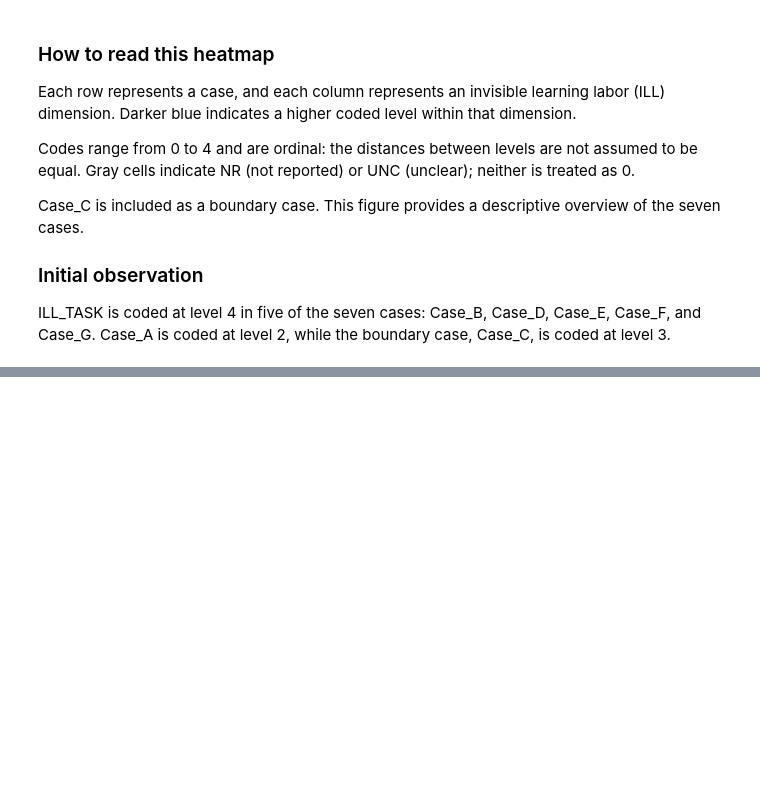
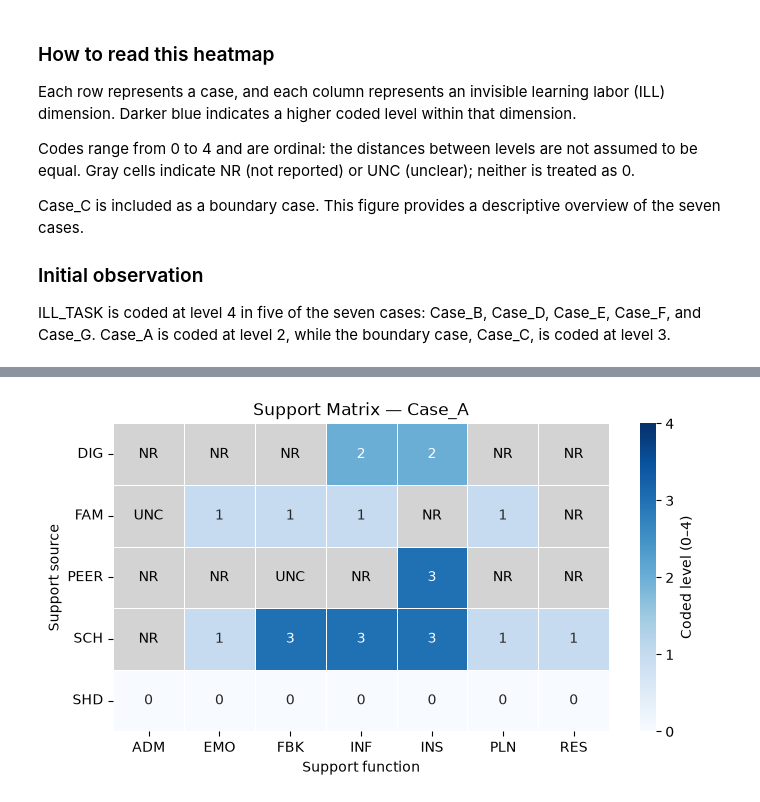
Before and after one commit to Joy090810/standardized-test-fairness, a Jupyter notebook: notebooks/01_data_overview.ipynb, the cells around one changed output, grey strips where cells are left out. Cells and saved outputs as stored; diff of their text form; code cells hidden in the pictures; blank space fills up the shorter version.

```diff
--- a/notebooks/01_data_overview.ipynb
+++ b/notebooks/01_data_overview.ipynb
@@ -166,0 +193,4 @@ ILL_TASK is coded at level 4 in five of the seven cases: Case_B, Case_D, Case_E,
+# %%
+case_a_support[["source", "function"]] = case_a_support["variable"].str.split("_", expand=True)
+
+case_a_support[["variable", "source", "function", "value"]].head()
@@ -166,0 +204,8 @@ ILL_TASK is coded at level 4 in five of the seven cases: Case_B, Case_D, Case_E,
+# %%
+case_a_matrix = case_a_support.pivot(
+    index="source",
+    columns="function",
+    values="value"
+)
+
+case_a_matrix
@@ -166,0 +220,4 @@ ILL_TASK is coded at level 4 in five of the seven cases: Case_B, Case_D, Case_E,
+# %%
+case_a_numeric = case_a_matrix.apply(pd.to_numeric, errors="coerce")
+
+case_a_numeric
@@ -166,0 +232,32 @@ ILL_TASK is coded at level 4 in five of the seven cases: Case_B, Case_D, Case_E,
+# %%
+plt.figure(figsize=(8, 4))
+ax_support = sns.heatmap(
+    case_a_numeric,
+    cmap="Blues",
+    vmin=0,
+    vmax=4,
+    annot=True,
+    fmt=".0f",
+    linewidths=0.5,
+    cbar_kws={"ticks": [0, 1, 2, 3, 4], "label": "Coded level (0–4)"}
+)
+ax_support.set_facecolor("lightgray")
+for row in range(case_a_numeric.shape[0]):
+    for col in range(case_a_numeric.shape[1]):
+        if pd.isna(case_a_numeric.iloc[row, col]):
+            ax_support.text(
+                col + 0.5,
+                row + 0.5,
+                case_a_matrix.iloc[row, col],
+                ha="center",
+                va="center",
+                color="black"
+            )
+plt.title("Support Matrix — Case_A")
+plt.xlabel("Support function")
+plt.ylabel("Support source")
+plt.yticks(rotation=0)
+plt.savefig("../figures/case_a_support_heatmap.png", dpi=300, bbox_inches="tight")
+plt.show()
+# %% [output]
+[figure, added]
```
Also changed, not shown: parts of 15 cells of this notebook, 7 other files.
